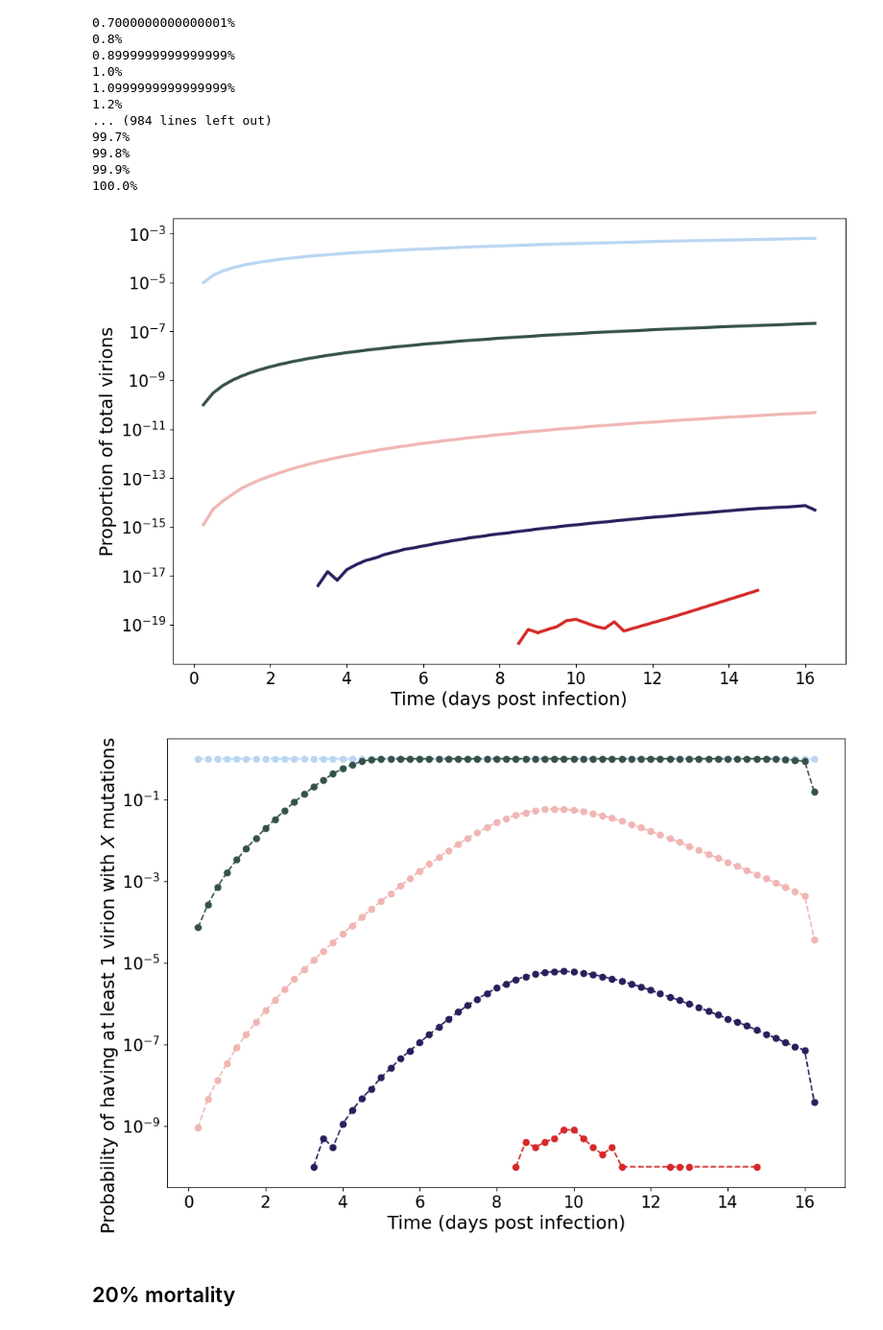
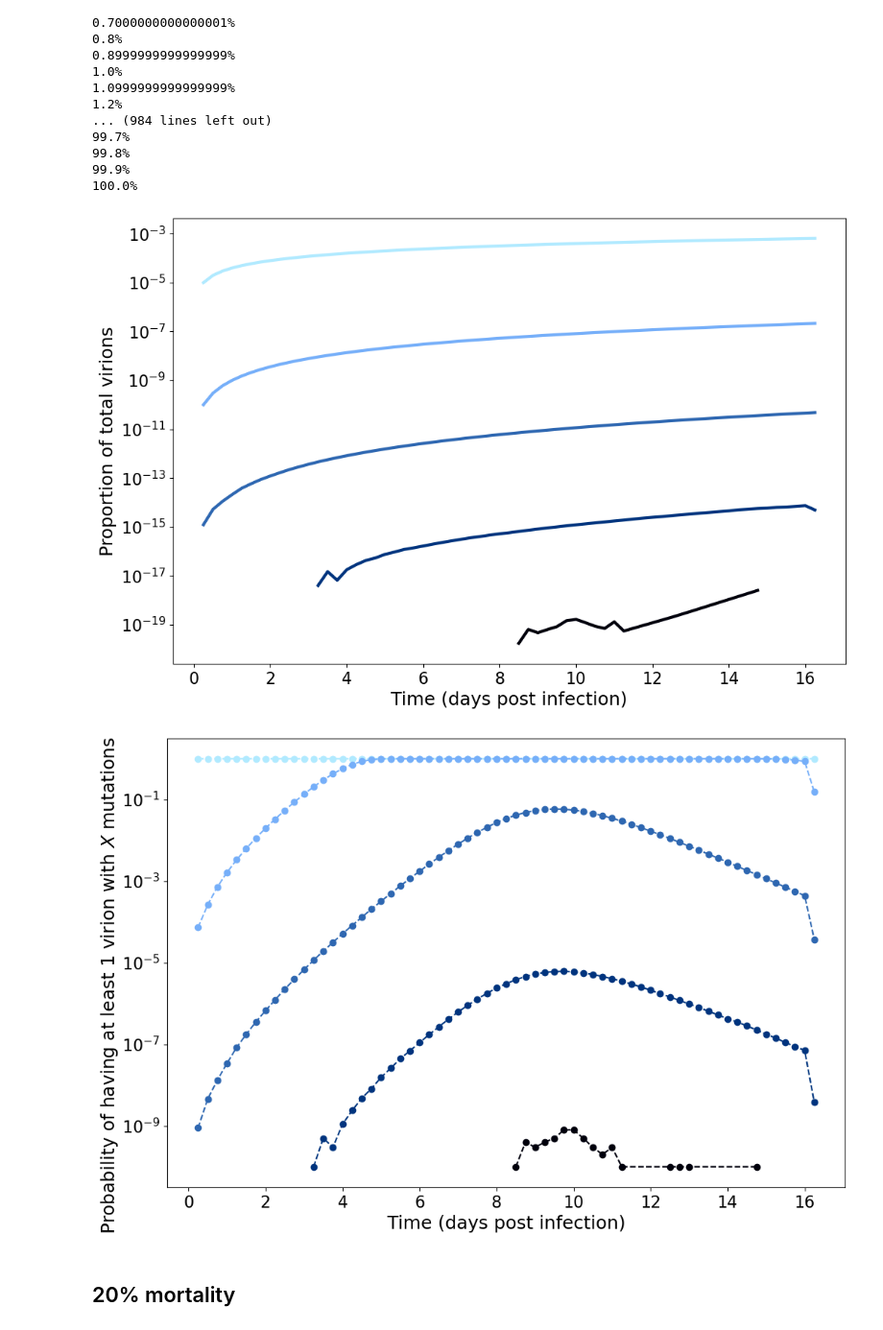
Before and after one commit to joshlooks/avianflu, a Jupyter notebook: bpm_final_shift.ipynb, the cells around one changed output. Shown at 96% size. Drawn from its saved outputs; the diff is of its cells as text; code cells hidden in the pictures.

```diff
--- a/bpm_final_shift.ipynb
+++ b/bpm_final_shift.ipynb
@@ -259,7 +259,7 @@ N_TOTAL = np.sum(n_totals, axis = 0)
 timevals = np.linspace(0,16.5,67)
 # %%
 #set up colors for the plot
-plotcolors = ['#B9D6F2', '#35524A', '#F0B6B4', '#2A1E5C','#D62828']
+plotcolors = ['#b1eaff', '#76aff9', '#2e67b1', '#00347e','#00000c']
 linestyles = ['solid',(0,(5,10)),(0,(3,10,1,10)),(0,(5,1)),(0, (3, 1, 1, 1, 1, 1))]
 #Set up plot
 fig, ax1 = plt.subplots(figsize=(12,8))
@@ -311,13 +311,11 @@ for i in range(0, 67):
 # %%
 from matplotlib.lines import Line2D
 #set up colors for the plot
-plotcolors = ['#B9D6F2', '#35524A', '#F0B6B4', '#2A1E5C','#D62828']
+plotcolors = ['#b1eaff', '#76aff9', '#2e67b1', '#00347e','#00000c']
 linestyles = ['solid',(0,(5,10)),(0,(3,10,1,10)),(0,(5,1)),(0, (3, 1, 1, 1, 1, 1))]
 
 #Set up plot
 fig, ax2 = plt.subplots(figsize=(12,8))
-# fig.set_figwidth(12)
-# fig.set_figheight(8)
 
 for i in range(1,6):
     probs = n_totals_prob[i-1,:]
@@ -428,7 +426,7 @@ N_TOTAL = np.sum(n_totals, axis = 0)
 timevals = np.linspace(0,16.5,67)
 
 #set up the colors for the plot
-plotcolors = ['#B9D6F2', '#35524A', '#F0B6B4', '#2A1E5C','#D62828']
+plotcolors = ['#b1eaff', '#76aff9', '#2e67b1', '#00347e','#00000c']
 linestyles = ['solid',(0,(5,10)),(0,(3,10,1,10)),(0,(5,1)),(0, (3, 1, 1, 1, 1, 1))]
 
 #Set up plot
@@ -455,7 +453,7 @@ plt.yticks(fontsize=16)
 plt.savefig('Plots/prop_quick_shift_dj.pdf', dpi=2400,bbox_inches='tight')
 plt.show()
 # %% [output]
-[figure, old version]
+[figure, new version]
 # %%
 from decimal import *
 numberpeople1000s_quick = 1e7
@@ -470,7 +468,7 @@ N_TOTAL = np.sum(n_totals, axis = 0)
 timevals = np.linspace(0,16.5,67)
 
 #set up the colors for the plot
-plotcolors = ['#B9D6F2', '#35524A', '#F0B6B4', '#2A1E5C','#D62828']
+plotcolors = ['#b1eaff', '#76aff9', '#2e67b1', '#00347e','#00000c']
 linestyles = ['solid',(0,(5,10)),(0,(3,10,1,10)),(0,(5,1)),(0, (3, 1, 1, 1, 1, 1))]
 
 fig, ax4 = plt.subplots(figsize=(12,8))
@@ -489,34 +487,34 @@ for i in range(1,6):
 
 
     for k in range(len(myrange[0])):
         mynewprop.append(1 - Decimal(float(prop[myrange[0][k]])))
         mynewNTOTAL.append(Decimal(N_TOTAL[myrange[0][k]] / (1000 * numberpeople1000s_quick)))
         result.append(1 - mynewprop[-1] ** mynewNTOTAL[-1])
 
 
     #create our label
     if i > 2:
         mylabel = str(i) + " out of " + str(i) + " mutations"
     else:
         if i > 1:
             mylabel = "2 mutations"
         else:
             mylabel = "1 mutation"
 
     if len(myrange[0]) > 0:
         ax4.semilogy(timevals[myrange], result, linestyle='--',color=plotcolors[i-1],marker='o', label = mylabel)
 
 
 # ax4.legend(fontsize=12,loc='lower center',handlelength=3)
 ax4.set_ylabel(r'Probability of having at least 1 virion with $X$ mutations',fontsize=18)
 ax4.yaxis.set_label_coords(-0.07,0.45)
 ax4.set_xlabel('Time (days post infection)',fontsize=18)
 plt.xticks(fontsize=16)
 plt.yticks(fontsize=16)
 plt.savefig('Plots/prob_quick_1_shift_dj.pdf', dpi=2400,bbox_inches='tight')
 plt.show()
 # %% [output]
-[figure, old version]
+[figure, new version]
 # %% [markdown]
 ## 20% mortality
 # %%
```
Also changed, not shown: parts of 2 cells of this notebook, 20 other files.
